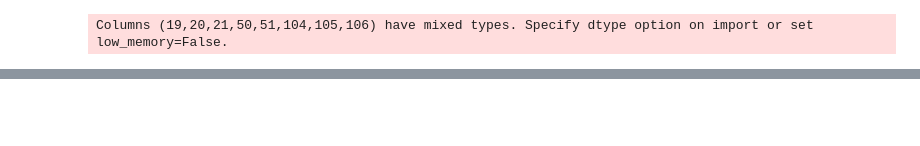
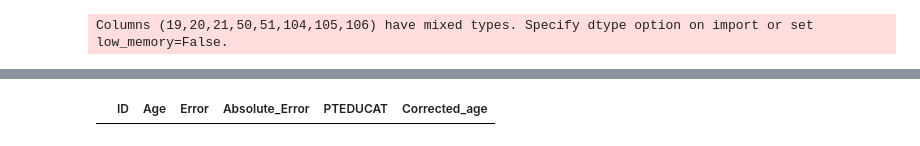
Before and after one commit to mabelzunce/brainage-models-benchmark, a Jupyter notebook: results/Ethnicity_analysis.ipynb, the cells around one changed output, grey strips where cells are left out. Drawn from its saved outputs; the diff is of its cells as text; code cells hidden in the pictures; blank space fills up the shorter version.

```diff
--- a/results/Ethnicity_analysis.ipynb
+++ b/results/Ethnicity_analysis.ipynb
@@ -214,0 +336,24 @@ Indian American MAE 3.1870004897578283
+# %%
+BAN_concat=pd.concat([BAN_ADNI,BAN_UNSAM],ignore_index=True)
+DBN_concat=pd.concat([DBN_ADNI,DBN_UNSAM],ignore_index=True)
+pyment_concat=pd.concat([pyment_ADNI,pyment_UNSAM],ignore_index=True)
+ENIGMA_concat=pd.concat([ENIGMA_ADNI,ENIGMA_UNSAM],ignore_index=True)
+# %%
+BAN_concat=BAN_concat[['ID','Age','Error','Absolute_Error','PTEDUCAT']]
+BAN_concat.dropna(inplace=True)
+DBN_concat=DBN_concat[['ID','Age','Error','Absolute_Error','PTEDUCAT']]
+DBN_concat.dropna(inplace=True)
+pyment_concat=pyment_concat[['ID','Age','Error','Absolute_Error','PTEDUCAT']]
+pyment_concat.dropna(inplace=True)
+ENIGMA_concat=ENIGMA_concat[['ID','Age','Error','Absolute_Error','PTEDUCAT']]
+ENIGMA_concat.dropna(inplace=True)
+# %%
+BAN_CA_mean=np.mean(BAN_concat['Age'])
+DBN_CA_mean=np.mean(DBN_concat['Age'])
+pyment_CA_mean=np.mean(pyment_concat['Age'])
+ENIGMA_CA_mean=np.mean(ENIGMA_concat['Age'])
+
+BAN_concat['Corrected_age']=BAN_concat['Age']-BAN_CA_mean
+DBN_concat['Corrected_age']=DBN_concat['Age']-DBN_CA_mean
+pyment_concat['Corrected_age']=pyment_concat['Age']-pyment_CA_mean
+ENIGMA_concat['Corrected_age']=ENIGMA_concat['Age']-ENIGMA_CA_mean
@@ -214,0 +419,4 @@ Indian American MAE 3.1870004897578283
+# %%
+pyment_concat[pyment_concat.isna().any(axis=1)]
+# %% [output]
+|  | ID | Age | Error | Absolute_Error | PTEDUCAT | Corrected_age |
```
Also changed, not shown: parts of 19 cells of this notebook, 4 other files.
